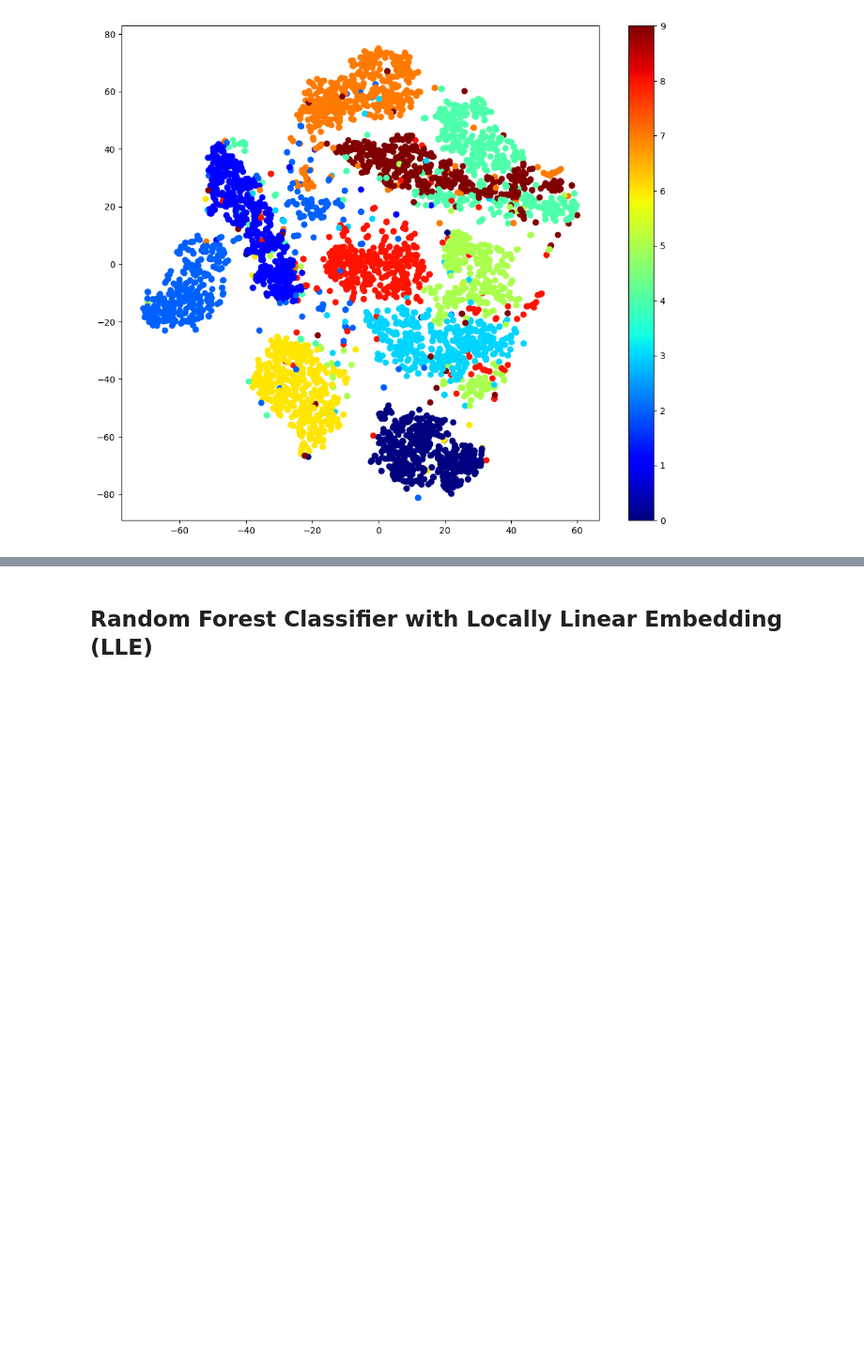
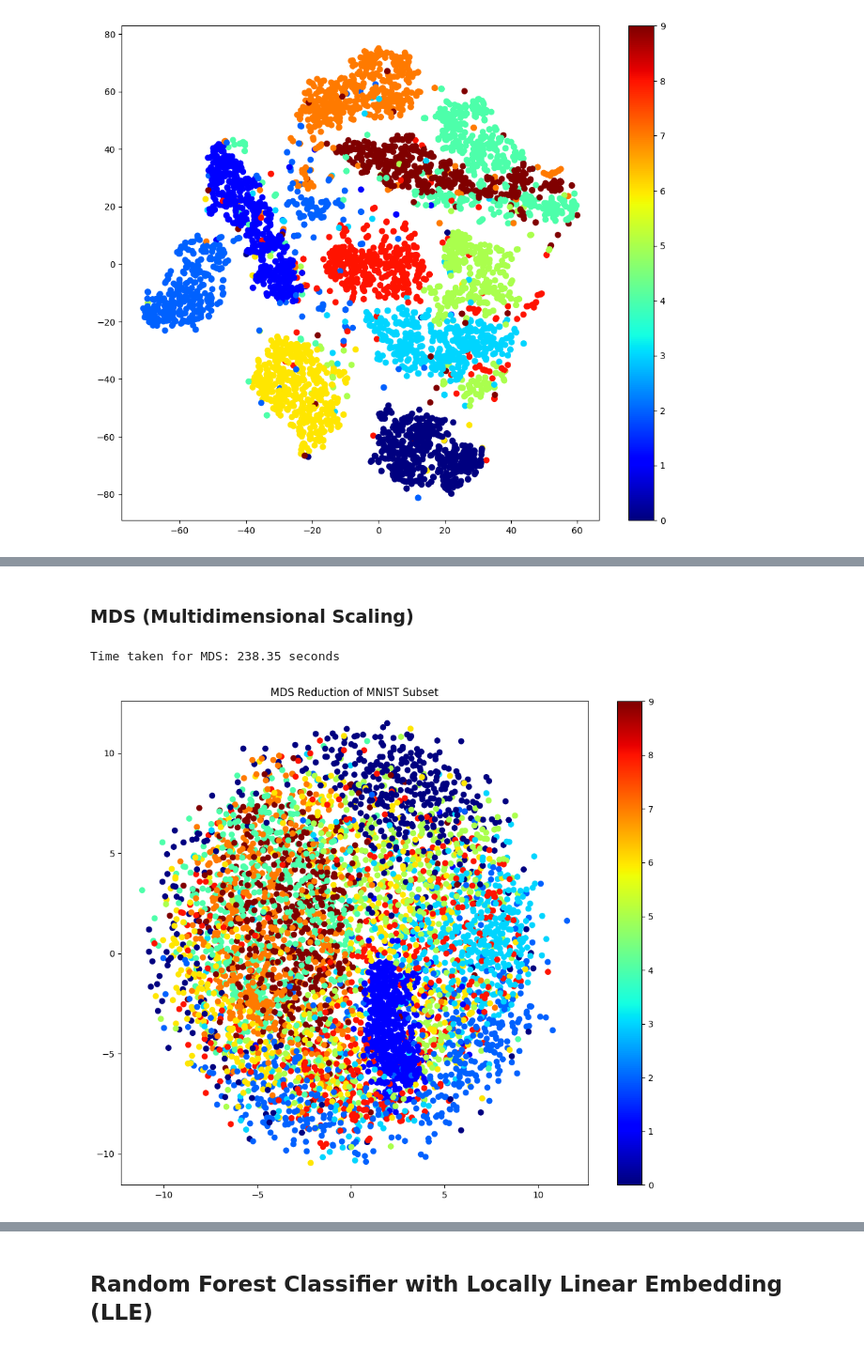
Before and after one commit to Neel58/EigenForge--Dimensionality-Reduction-Representation-Learning, a Jupyter notebook: EigenForge_—_Dimensionality_Reduction_&_Representation_Learning.ipynb, the cells around one changed output, grey strips where cells are left out. Shown at 94% size. Drawn from its saved outputs; the diff is of its cells as text; code cells hidden in the pictures; blank space fills up the shorter version.

```diff
--- a/EigenForge_—_Dimensionality_Reduction_&_Representation_Learning.ipynb
+++ b/EigenForge_—_Dimensionality_Reduction_&_Representation_Learning.ipynb
@@ -489,0 +510,21 @@ Wall time: 1min 1s
+# %% [markdown]
+### MDS (Multidimensional Scaling)
+# %%
+from sklearn.manifold import MDS
+
+start = time.perf_counter()
+mds = MDS(n_components=2, random_state=42, n_init=1, max_iter=300, n_jobs=-1)
+# MDS is computationally intensive, consider using a smaller subset or fewer iterations if it takes too long
+X_red_mds = mds.fit_transform(X_sample)
+end = time.perf_counter()
+
+print(f"Time taken for MDS: {end - start:.2f} seconds")
+
+plt.figure(figsize=(12, 10))
+plt.scatter(X_red_mds[:, 0], X_red_mds[:, 1], c=y_sample.astype(np.int8), cmap="jet")
+plt.colorbar()
+plt.title("MDS Reduction of MNIST Subset")
+plt.show()
+# %% [output]
+Time taken for MDS: 238.35 seconds
+[figure, added]
```
Also changed, not shown: parts of 19 cells of this notebook.
